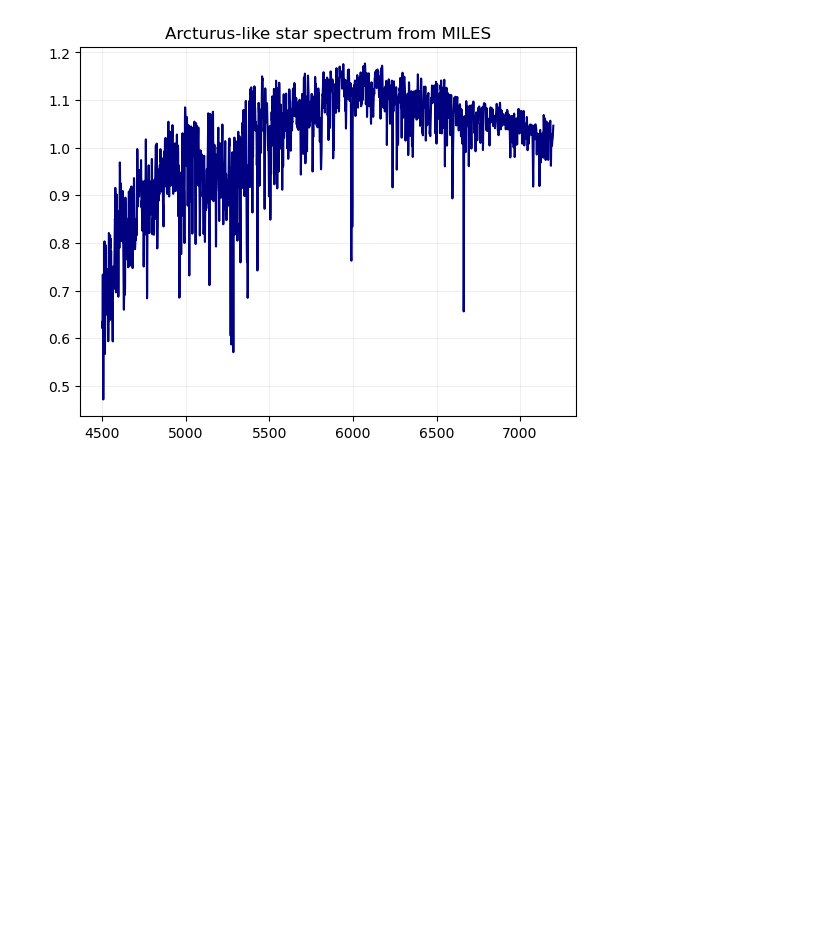
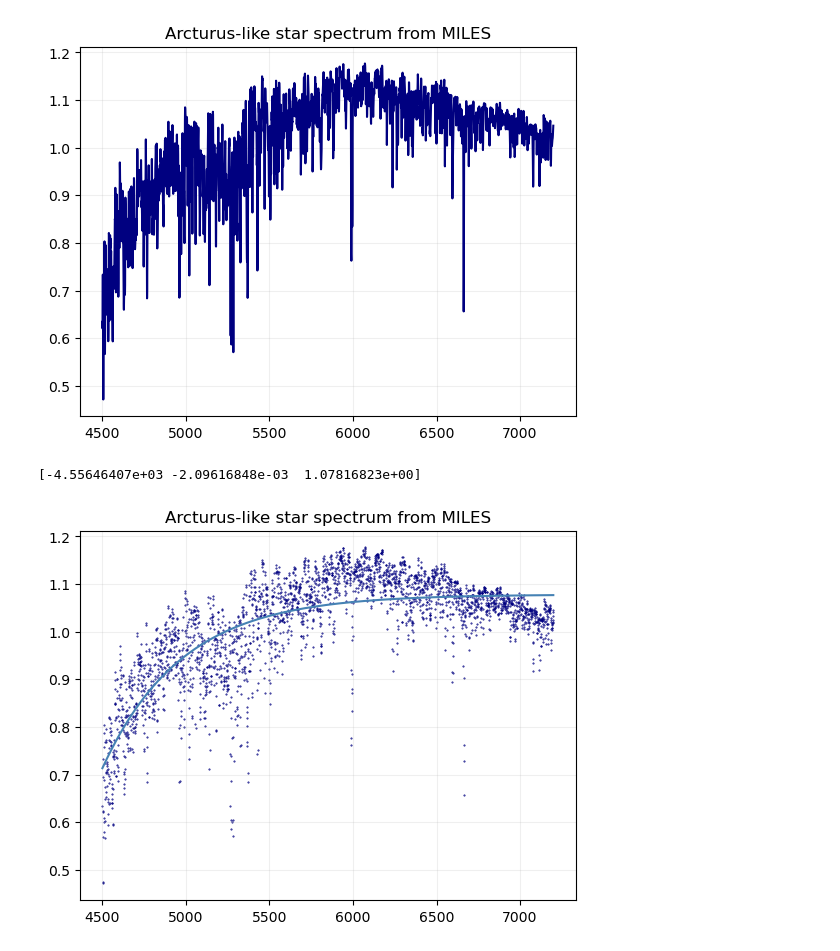
Before and after one commit to Timobrenn/G99-Spectroscopy, a Jupyter notebook: FWHM-arcturus.ipynb, the cells around one changed output. Saved outputs shown, nothing was run; the diff lists cells and outputs as text; code cells hidden in the pictures; blank space fills up the shorter version.

Commit message:
feat: minor fixes for Vega, exponential fit for Arcturus

```diff
--- a/FWHM-arcturus.ipynb
+++ b/FWHM-arcturus.ipynb
@@ -357,3 +357,24 @@ show()
 close(fig)
 # %% [output]
 [figure]
+# %%
+def f_exp(x, a,b,z):
+    """returns an exponential function of the form a*exp(b*x)"""
+    return a*np.exp(b*x)+z
+
+beta, pcov = curve_fit(f_exp, x_range_miles, dat_arcturus, p0=[2,-0.001,0.4])
+
+print(beta)
+exp_a,exp_b,exp_z = beta
+
+fig=figure()
+frame=fig.add_subplot(1,1,1)
+frame.scatter(x_range_miles,dat_arcturus,color="navy", label="Arcturus spectrum", s=0.2) # the section of the data that seems relevant
+frame.plot(x_range_miles, f_exp(x_range_miles,exp_a,exp_b,exp_z), color="steelblue", label='Fitted Exponential Curve')
+frame.set_title("Arcturus-like star spectrum from MILES")
+frame.grid(alpha=0.2)
+show()
+close(fig)
+# %% [output]
+[-4.55646407e+03 -2.09616848e-03  1.07816823e+00]
+[figure, added]
```
Also changed, not shown: 1 other file.
